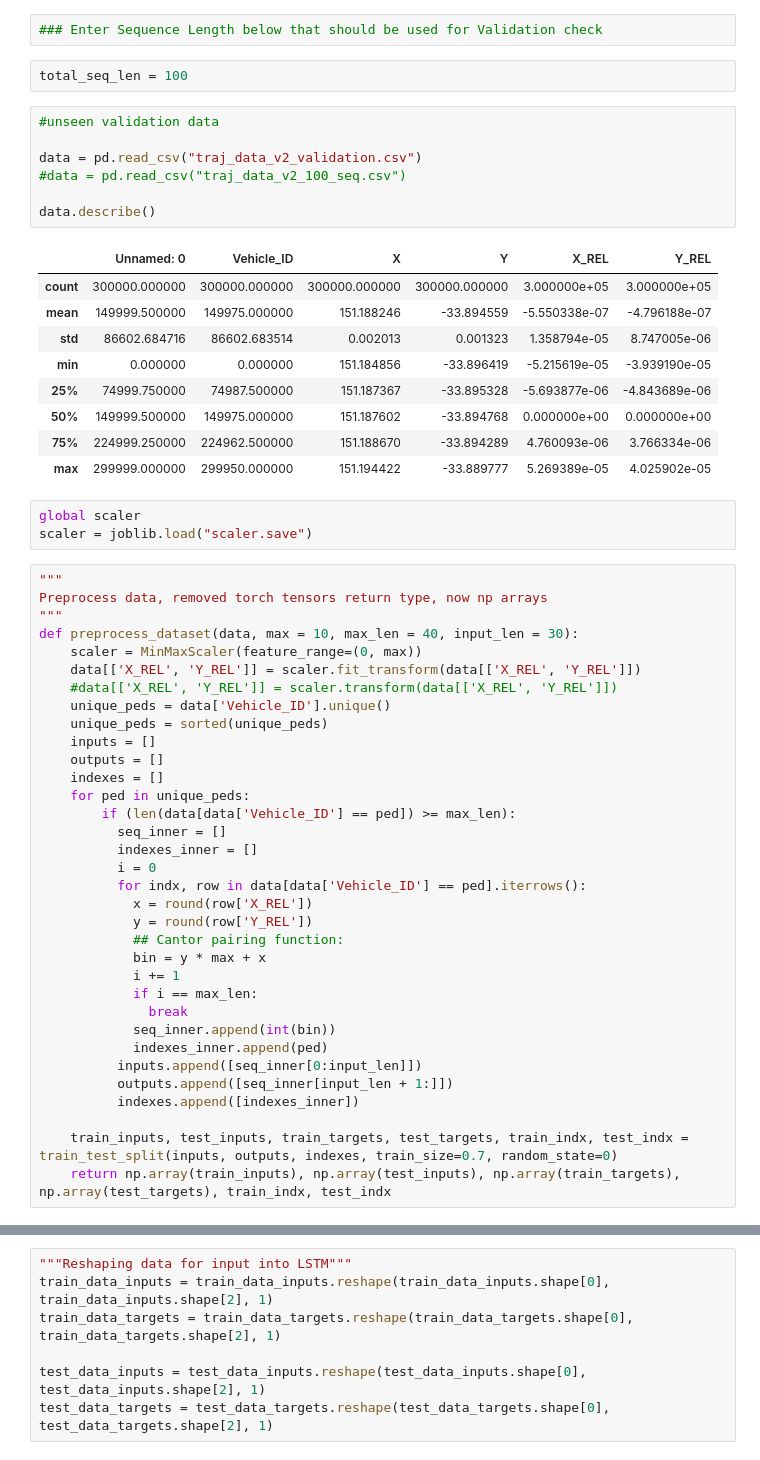
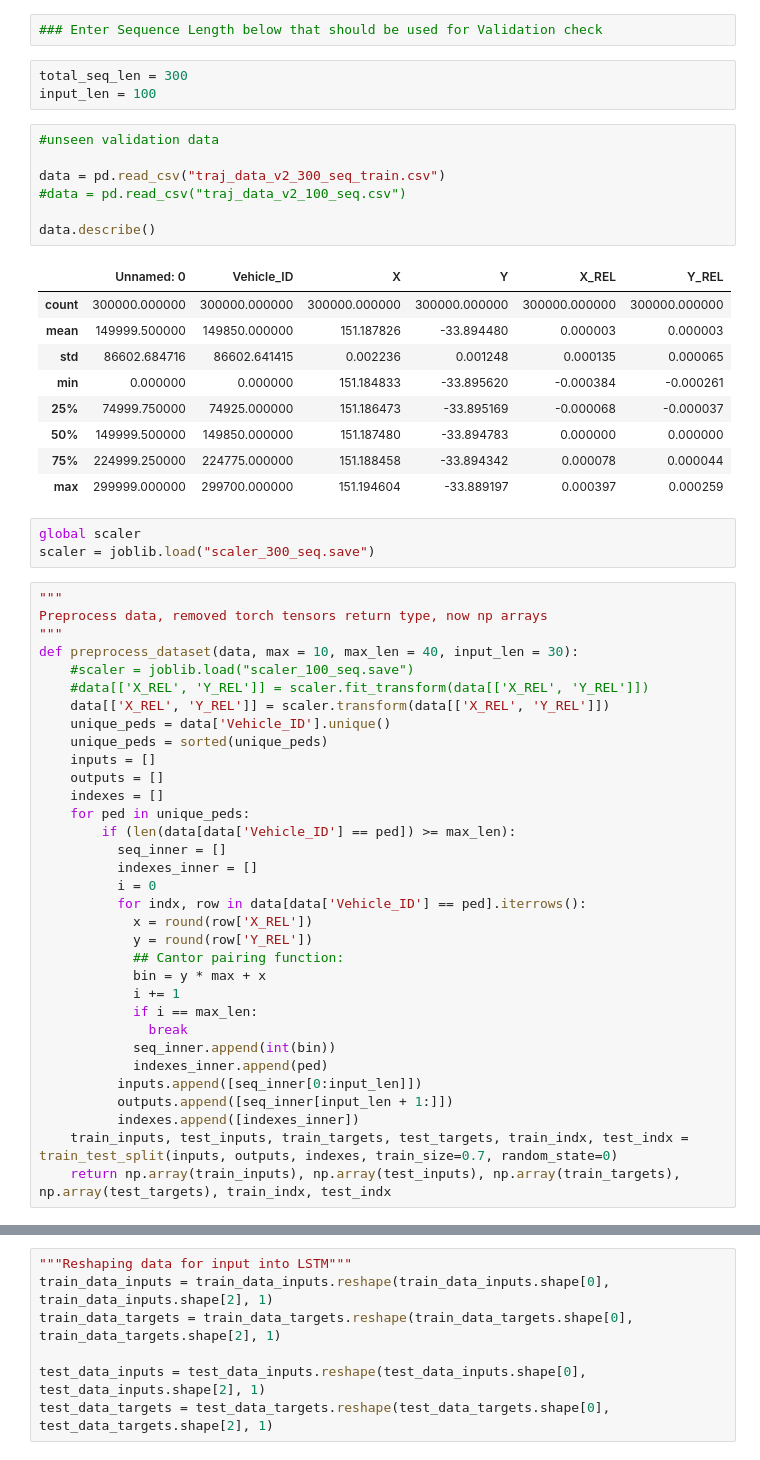
Before and after one commit to davgr686/VehicleTrajectoryForecastingUsingTransformers, a Jupyter notebook: Validation_LSTM.ipynb, the cells around one changed output, grey strips where cells are left out. Cells and saved outputs as stored; diff of their text form.

```diff
--- a/Validation_LSTM.ipynb
+++ b/Validation_LSTM.ipynb
@@ -13,35 +13,36 @@ tf.config.experimental.set_memory_growth(physical_devices[0], enable=True)
 # %%
 ### Enter Sequence Length below that should be used for Validation check
 # %%
-total_seq_len = 100
+total_seq_len = 300
+input_len = 100
 # %%
 #unseen validation data
 
-data = pd.read_csv("traj_data_v2_validation.csv")
+data = pd.read_csv("traj_data_v2_300_seq_train.csv")
 #data = pd.read_csv("traj_data_v2_100_seq.csv")
 
 data.describe()
 # %% [output]
 |  | Unnamed: 0 | Vehicle_ID | X | Y | X_REL | Y_REL |
-| count | 300000.000000 | 300000.000000 | 300000.000000 | 300000.000000 | 3.000000e+05 | 3.000000e+05 |
-| mean | 149999.500000 | 149975.000000 | 151.188246 | -33.894559 | -5.550338e-07 | -4.796188e-07 |
-| std | 86602.684716 | 86602.683514 | 0.002013 | 0.001323 | 1.358794e-05 | 8.747005e-06 |
-| min | 0.000000 | 0.000000 | 151.184856 | -33.896419 | -5.215619e-05 | -3.939190e-05 |
-| 25% | 74999.750000 | 74987.500000 | 151.187367 | -33.895328 | -5.693877e-06 | -4.843689e-06 |
-| 50% | 149999.500000 | 149975.000000 | 151.187602 | -33.894768 | 0.000000e+00 | 0.000000e+00 |
-| 75% | 224999.250000 | 224962.500000 | 151.188670 | -33.894289 | 4.760093e-06 | 3.766334e-06 |
-| max | 299999.000000 | 299950.000000 | 151.194422 | -33.889777 | 5.269389e-05 | 4.025902e-05 |
+| count | 300000.000000 | 300000.000000 | 300000.000000 | 300000.000000 | 300000.000000 | 300000.000000 |
+| mean | 149999.500000 | 149850.000000 | 151.187826 | -33.894480 | 0.000003 | 0.000003 |
+| std | 86602.684716 | 86602.641415 | 0.002236 | 0.001248 | 0.000135 | 0.000065 |
+| min | 0.000000 | 0.000000 | 151.184833 | -33.895620 | -0.000384 | -0.000261 |
+| 25% | 74999.750000 | 74925.000000 | 151.186473 | -33.895169 | -0.000068 | -0.000037 |
+| 50% | 149999.500000 | 149850.000000 | 151.187480 | -33.894783 | 0.000000 | 0.000000 |
+| 75% | 224999.250000 | 224775.000000 | 151.188458 | -33.894342 | 0.000078 | 0.000044 |
+| max | 299999.000000 | 299700.000000 | 151.194604 | -33.889197 | 0.000397 | 0.000259 |
 # %%
 global scaler
-scaler = joblib.load("scaler.save")
+scaler = joblib.load("scaler_300_seq.save")
 # %%
 """
 Preprocess data, removed torch tensors return type, now np arrays
 """
 def preprocess_dataset(data, max = 10, max_len = 40, input_len = 30):
-    scaler = MinMaxScaler(feature_range=(0, max))
-    data[['X_REL', 'Y_REL']] = scaler.fit_transform(data[['X_REL', 'Y_REL']])
-    #data[['X_REL', 'Y_REL']] = scaler.transform(data[['X_REL', 'Y_REL']])
+    #scaler = joblib.load("scaler_100_seq.save")
+    #data[['X_REL', 'Y_REL']] = scaler.fit_transform(data[['X_REL', 'Y_REL']])
+    data[['X_REL', 'Y_REL']] = scaler.transform(data[['X_REL', 'Y_REL']])
     unique_peds = data['Vehicle_ID'].unique()
     unique_peds = sorted(unique_peds)
     inputs = []
@@ -65,7 +66,6 @@ def preprocess_dataset(data, max = 10, max_len = 40, input_len = 30):
           inputs.append([seq_inner[0:input_len]])
           outputs.append([seq_inner[input_len + 1:]])
           indexes.append([indexes_inner])
-
     train_inputs, test_inputs, train_targets, test_targets, train_indx, test_indx = train_test_split(inputs, outputs, indexes, train_size=0.7, random_state=0)
     return np.array(train_inputs), np.array(test_inputs), np.array(train_targets), np.array(test_targets), train_indx, test_indx
 # %%
```
Also changed, not shown: parts of 9 cells of this notebook.
